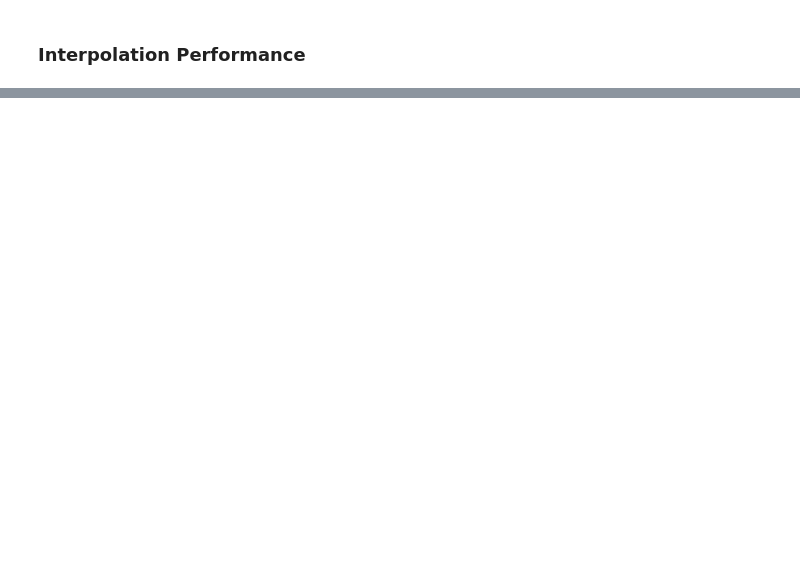
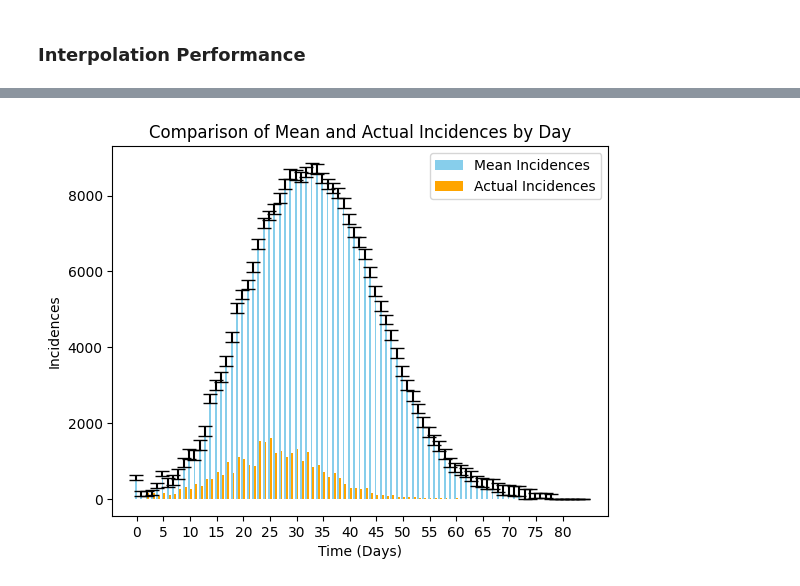
Before and after one commit to SABS-R3-Epidemiology/EpiOS, a Jupyter notebook: limited_resources.ipynb, the cells around one changed output, grey strips where cells are left out. Drawn from its saved outputs; the diff is of its cells as text; code cells hidden in the pictures; blank space fills up the shorter version.

```diff
--- a/limited_resources.ipynb
+++ b/limited_resources.ipynb
@@ -95,0 +321,18 @@ B-Spline Absolute Max is 898.6662928907836
+# %%
+# Generate the incidences of the true infection data
+incidences_true = []
+for ind, row in time_data.iterrows():
+    if ind < len(time_data) - 1:
+        incidence = 0
+        element_zero = []
+        for i in range(1, len(row)):
+            if row[i] == 1:
+                element_zero.append(i)
+        if len(element_zero) > 0:
+            for i in element_zero:
+                if time_data.iloc[ind + 1, i] != 1:
+                    incidence += 1
+        incidences_true.append(incidence)
+    else:
+        break
+incidences_true.insert(0, 0)
@@ -95,0 +342,31 @@ B-Spline Absolute Max is 898.6662928907836
+# %%
+data = {
+    'Day': list(range(max(time_sample) + 1)),
+    'MeanIncidences': incidences,
+    'StdError': incidences_std,  # Example standard errors for each day
+    'ActualIncidences': incidences_true[:max(time_sample) + 1]  # Actual incidences for each day
+}
+df_plot = pd.DataFrame(data)
+ci = 1.96 * df_plot['StdError']  # 95% confidence interval
+
+# Parameters for plotting
+bar_width = 0.35  # Width of the bars
+days = np.arange(len(df_plot['Day']))  # Day numbers for plotting
+
+# Plot mean incidences with CI as error bars
+plt.bar(days - bar_width/2, df_plot['MeanIncidences'], width=bar_width, color='skyblue', yerr=ci, capsize=5, label='Mean Incidences')
+
+# Plot actual incidences
+plt.bar(days + bar_width/2, df_plot['ActualIncidences'], width=bar_width, color='orange', label='Actual Incidences')
+
+# Adding details
+plt.xlabel('Time (Days)')
+plt.ylabel('Incidences')
+plt.title('Comparison of Mean and Actual Incidences by Day')
+plt.xticks(ticks=days[::5], labels=df_plot['Day'][::5])  # Adjust as needed
+plt.legend()
+
+# Display the plot
+plt.show()
+# %% [output]
+[figure, added]
```
Also changed, not shown: parts of 36 cells of this notebook, 6 other files.
